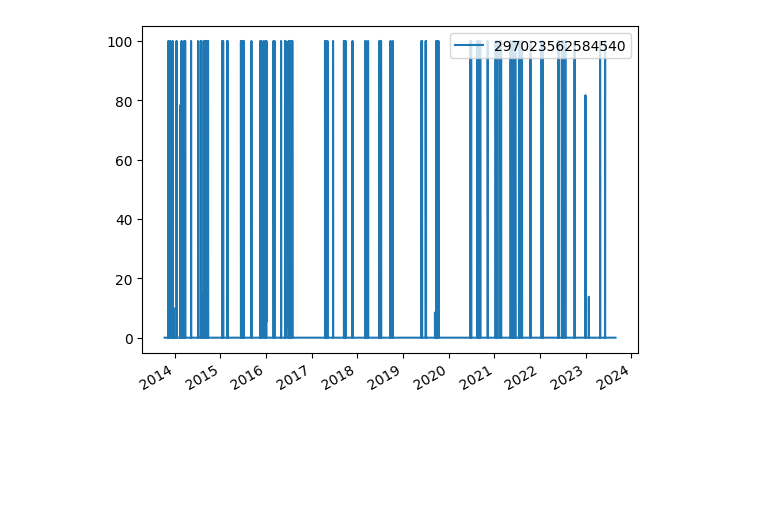
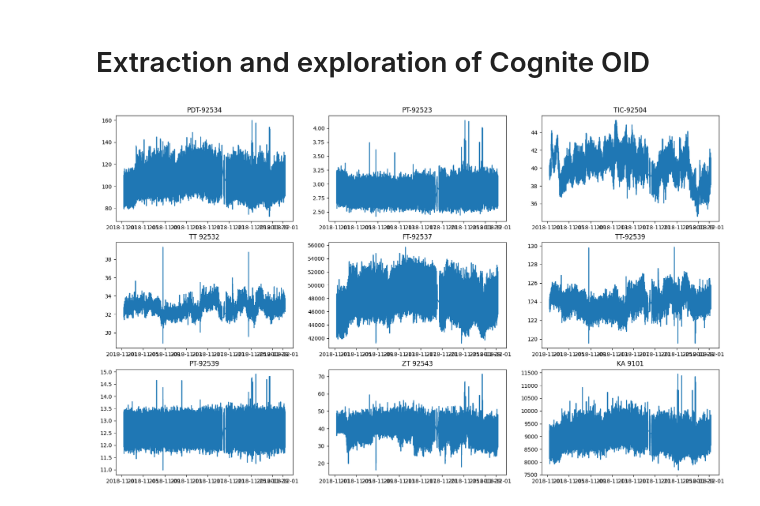
Before and after one commit to fredrikSveen/time_series_gan_project, a Jupyter notebook: data_exploration.ipynb, the cells around one changed output. Saved outputs shown, nothing was run; the diff lists cells and outputs as text; code cells hidden in the pictures; blank space fills up the shorter version.

```diff
--- a/data_exploration.ipynb
+++ b/data_exploration.ipynb
@@ -23,19 +1,60 @@ print(c.iam.token.inspect())
-# %%
-from datetime import datetime, timezone
-import matplotlib.pyplot as plt
-import pandas as pd
-
-pd.options.display.max_rows = 9999
-
-df = c.time_series.data.retrieve_dataframe(
-    id=297023562584540,
-    end="now",
-    column_names="id")
-
-
-# print(df)
-
-df.plot()
-plt.show()
-# %% [output]
-[figure, removed]
+# %% [markdown]
+# Extraction and exploration of Cognite OID
+# %%
+from publicdata import client as c
+from datetime import datetime, timezone
+import matplotlib.pyplot as plt
+import pandas as pd
+
+# Nine sensors related to the inputs, outputs and controls of a compressor subsystem.
+# Dictionary made with key=name of sensor and value=Id of sensor
+sensors = {
+    'PDT-92534': 6908033636680653,
+    'PT-92523':8877482139815959,
+    'TIC-92504':7012228881452176,
+    'TT 92532':8152209984966682,
+    'FT-92537':3278479880462408,
+    'TT-92539':643849686863640,
+    'PT-92539':1890487216163163,
+    'ZT 92543':4146236330407219,
+    'KA 9101':844472910348820
+}
+# I'll extract a pandas dataframe for each of the sensors in sensor_names, and these will be stored
+# in the following dictionary, again with the sensor name as the key.
+dfs_dict = {}
+
+startdate = datetime(2018, 11, 1)
+enddate = datetime(2018, 12, 1)
+today = datetime.today()
+days_since_start = (today - startdate).days
+days_since_end = (today - enddate).days
+starttime = f'{days_since_start}d-ago' # Start time of the interval I want to extract
+endtime = f'{days_since_end}d-ago' # End time of the interval I want to extract
+
+# Extract dataframes from Cognite OID and store them in the dfs_dict dictionary
+for k, v in sensors.items():
+    res = c.time_series.data.retrieve_dataframe(id=v, start=starttime, end=endtime, column_names='id')
+    # Need to find a way to grab the unit of the time-series
+    dfs_dict[k] = res
+
+def plot_sensor_data(name):
+    plt.plot(dfs_dict[name], label=name)
+    plt.legend()
+    plt.show()
+
+def plot_all_nine_sensors(dataframe = dfs_dict):
+    plt.figure(figsize=(20, 12))
+    rows = 3
+    cols = 3
+    n = rows * cols
+    index = 1
+    for name, df in dataframe.items():
+        plt.subplot(rows, cols, index)
+        index += 1
+        plt.plot(df)
+        plt.title(name)
+
+# plot_sensor_data('PT-92523')
+plot_all_nine_sensors()
+# %% [output]
+[figure, added]
```
Also changed, not shown: parts of 7 cells of this notebook.
